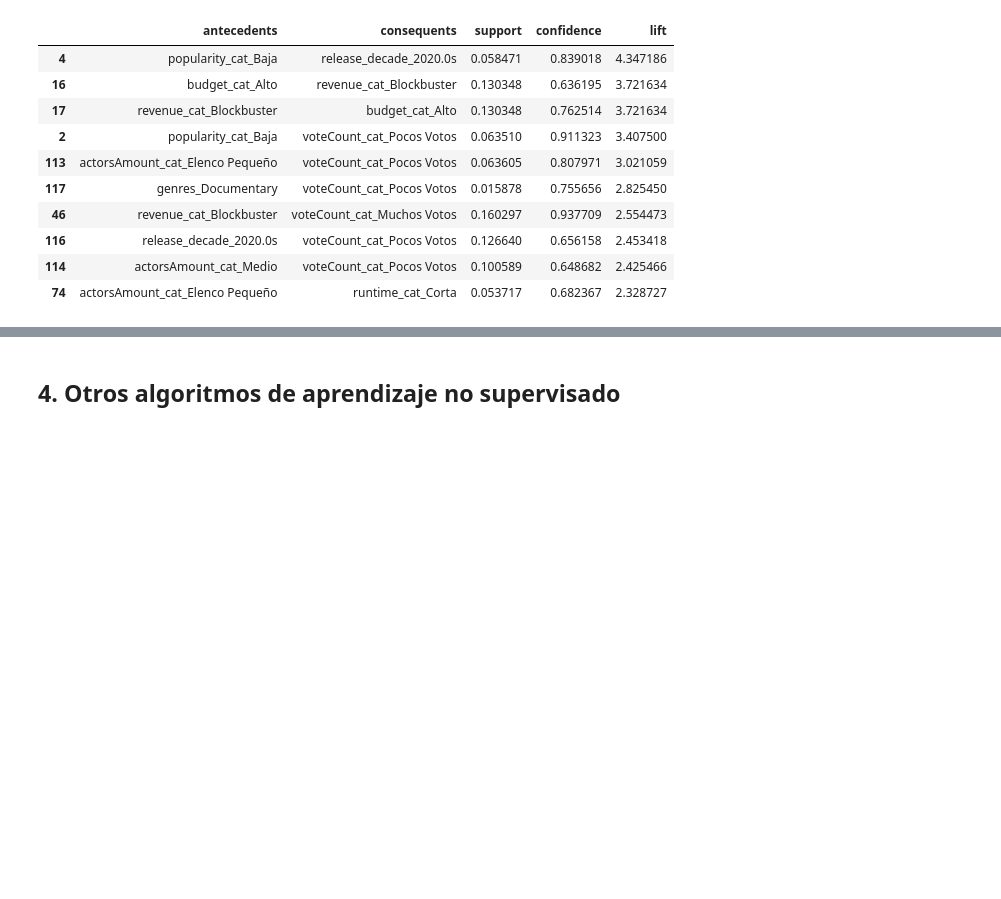
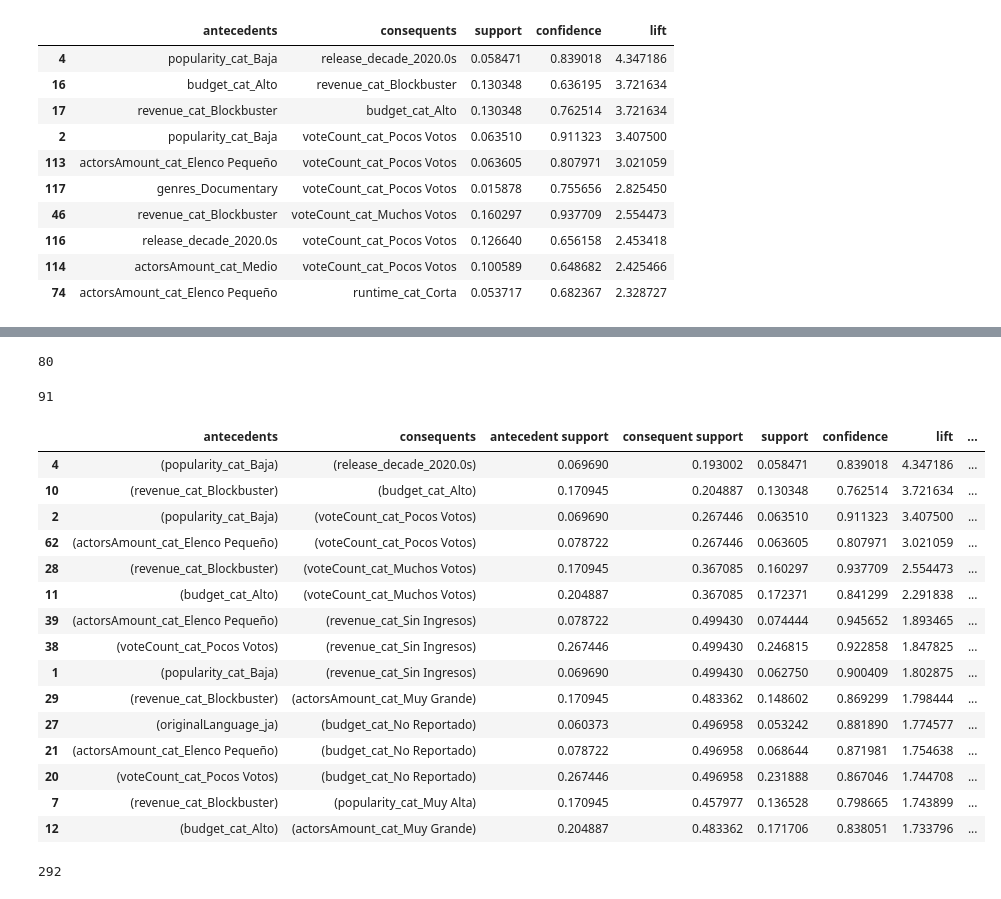
Before and after one commit to CamiR24/Lab1-Mineria, a Jupyter notebook: lab2.ipynb, the cells around one changed output, grey strips where cells are left out. Drawn from its saved outputs; the diff is of its cells as text; code cells hidden in the pictures; blank space fills up the shorter version.

```diff
--- a/lab2.ipynb
+++ b/lab2.ipynb
@@ -349,2 +345,68 @@ rules_interesantes[[
-# %% [markdown]
-## 4. Otros algoritmos de aprendizaje no supervisado
+# %%
+len(rules_interesantes)
+# %% [output]
+80
+# %%
+frequent_itemsets_A = apriori(
+    df_ap,
+    min_support=0.02,   # 2%
+    use_colnames=True,
+    low_memory=True,
+    max_len=2
+)
+
+rules_A = association_rules(
+    frequent_itemsets_A,
+    metric="confidence",
+    min_threshold=0.7
+)
+
+len(rules_A)
+# %% [output]
+91
+# %%
+rules_interesantesA = rules_A[
+    (rules_A["lift"] > 1.2) &
+    (rules_A["confidence"] > 0.6)
+].copy()
+
+rules_interesantesA = rules_interesantesA.sort_values(
+    "lift", ascending=False
+)
+
+rules_interesantesA.head(15)
+# %% [output]
+|  | antecedents | consequents | antecedent support | consequent support | support | confidence | lift | ... |
+| 4 | (popularity_cat_Baja) | (release_decade_2020.0s) | 0.069690 | 0.193002 | 0.058471 | 0.839018 | 4.347186 | ... |
+| 10 | (revenue_cat_Blockbuster) | (budget_cat_Alto) | 0.170945 | 0.204887 | 0.130348 | 0.762514 | 3.721634 | ... |
+| 2 | (popularity_cat_Baja) | (voteCount_cat_Pocos Votos) | 0.069690 | 0.267446 | 0.063510 | 0.911323 | 3.407500 | ... |
+| 62 | (actorsAmount_cat_Elenco Pequeño) | (voteCount_cat_Pocos Votos) | 0.078722 | 0.267446 | 0.063605 | 0.807971 | 3.021059 | ... |
+| 28 | (revenue_cat_Blockbuster) | (voteCount_cat_Muchos Votos) | 0.170945 | 0.367085 | 0.160297 | 0.937709 | 2.554473 | ... |
+| 11 | (budget_cat_Alto) | (voteCount_cat_Muchos Votos) | 0.204887 | 0.367085 | 0.172371 | 0.841299 | 2.291838 | ... |
+| 39 | (actorsAmount_cat_Elenco Pequeño) | (revenue_cat_Sin Ingresos) | 0.078722 | 0.499430 | 0.074444 | 0.945652 | 1.893465 | ... |
+| 38 | (voteCount_cat_Pocos Votos) | (revenue_cat_Sin Ingresos) | 0.267446 | 0.499430 | 0.246815 | 0.922858 | 1.847825 | ... |
+| 1 | (popularity_cat_Baja) | (revenue_cat_Sin Ingresos) | 0.069690 | 0.499430 | 0.062750 | 0.900409 | 1.802875 | ... |
+| 29 | (revenue_cat_Blockbuster) | (actorsAmount_cat_Muy Grande) | 0.170945 | 0.483362 | 0.148602 | 0.869299 | 1.798444 | ... |
+| 27 | (originalLanguage_ja) | (budget_cat_No Reportado) | 0.060373 | 0.496958 | 0.053242 | 0.881890 | 1.774577 | ... |
+| 21 | (actorsAmount_cat_Elenco Pequeño) | (budget_cat_No Reportado) | 0.078722 | 0.496958 | 0.068644 | 0.871981 | 1.754638 | ... |
+| 20 | (voteCount_cat_Pocos Votos) | (budget_cat_No Reportado) | 0.267446 | 0.496958 | 0.231888 | 0.867046 | 1.744708 | ... |
+| 7 | (revenue_cat_Blockbuster) | (popularity_cat_Muy Alta) | 0.170945 | 0.457977 | 0.136528 | 0.798665 | 1.743899 | ... |
+| 12 | (budget_cat_Alto) | (actorsAmount_cat_Muy Grande) | 0.204887 | 0.483362 | 0.171706 | 0.838051 | 1.733796 | ... |
+# %%
+frequent_itemsets_C = apriori(
+    df_ap,
+    min_support=0.005,   # 0.5%
+    use_colnames=True,
+    low_memory=True,
+    max_len=2
+)
+
+rules_C = association_rules(
+    frequent_itemsets_C,
+    metric="confidence",
+    min_threshold=0.5
+)
+
+len(rules_C)
+# %% [output]
+292
```
Also changed, not shown: parts of 5 cells of this notebook.
